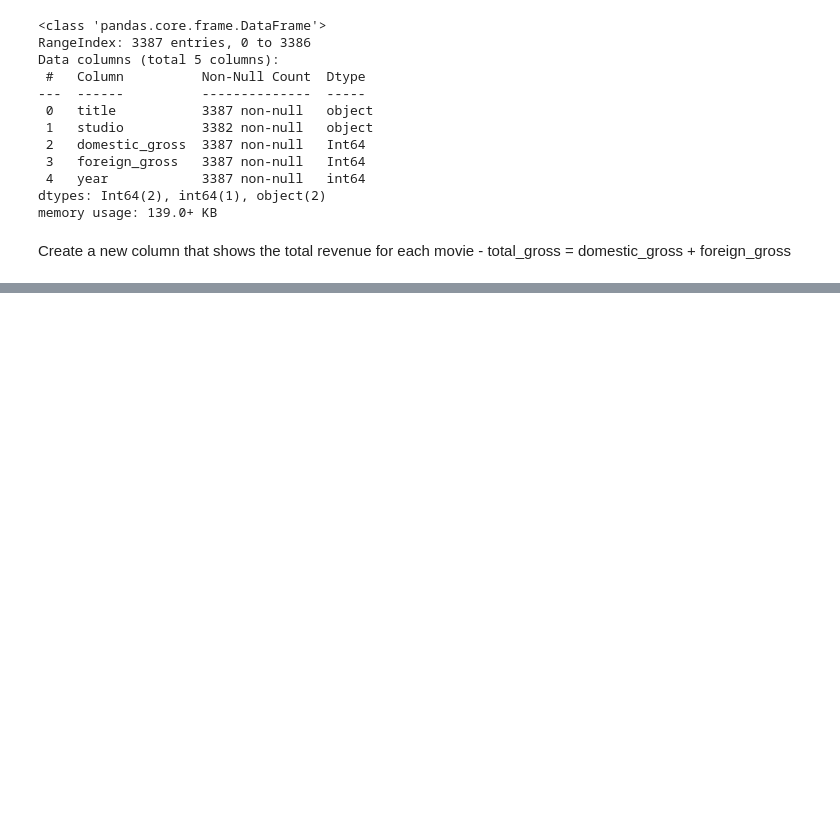
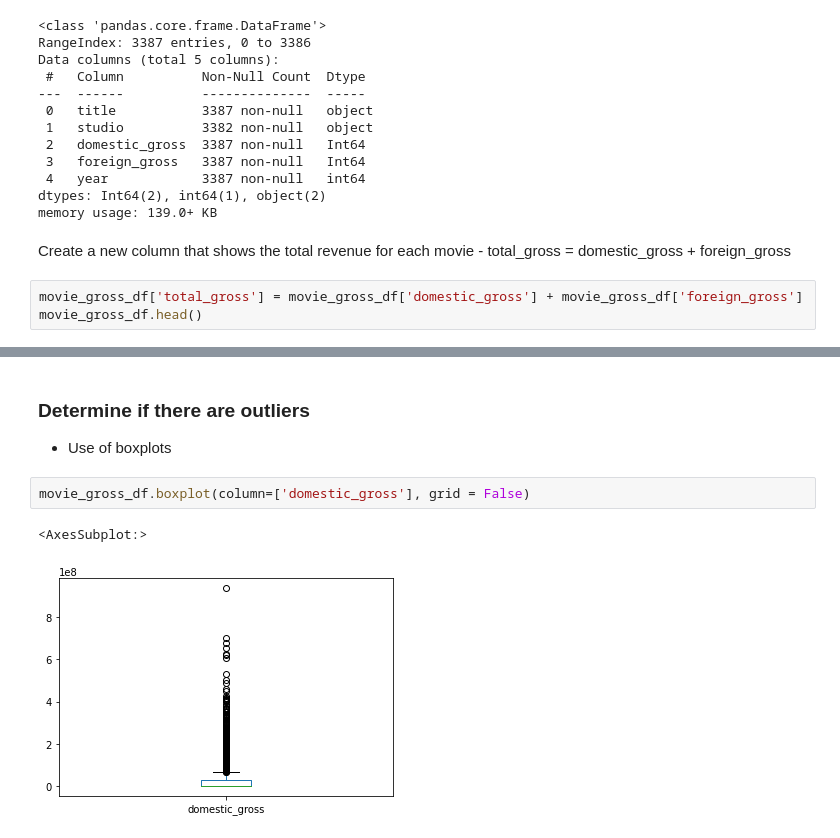
Before and after one commit to NicholasKIRUI/Data-Science-Course---Phase-1-Project, a Jupyter notebook: index.ipynb, the cells around one changed output, grey strips where cells are left out. Saved outputs shown, nothing was run; the diff lists cells and outputs as text; blank space fills up the shorter version.

```diff
--- a/index.ipynb
+++ b/index.ipynb
@@ -363,3 +363,6 @@ memory usage: 139.0+ KB
 # %% [markdown]
 Create a new column that shows the total revenue for each movie
     - total_gross = domestic_gross + foreign_gross
+# %%
+movie_gross_df['total_gross'] = movie_gross_df['domestic_gross'] + movie_gross_df['foreign_gross']
+movie_gross_df.head()
@@ -365,0 +376,8 @@ Create a new column that shows the total revenue for each movie
+# %% [markdown]
+### Determine if there are outliers
+- Use of boxplots
+# %%
+movie_gross_df.boxplot(column=['domestic_gross'], grid = False)
+# %% [output]
+<AxesSubplot:>
+[figure, added]
```
Also changed, not shown: parts of 4 cells of this notebook.
